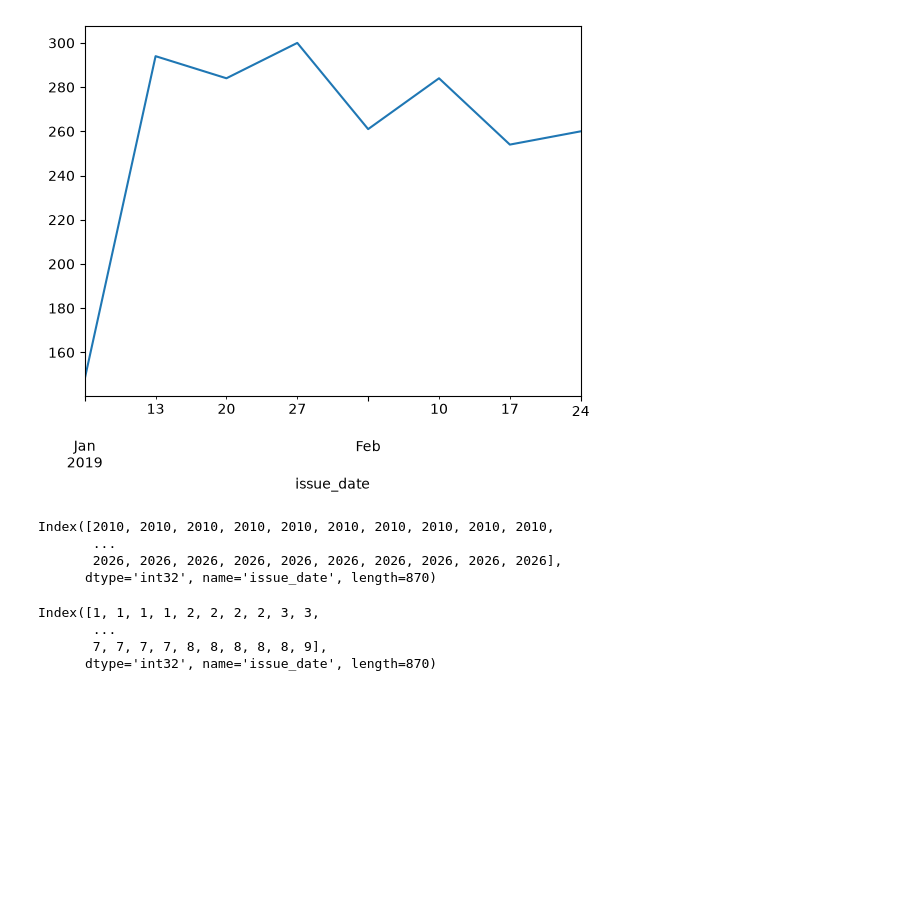
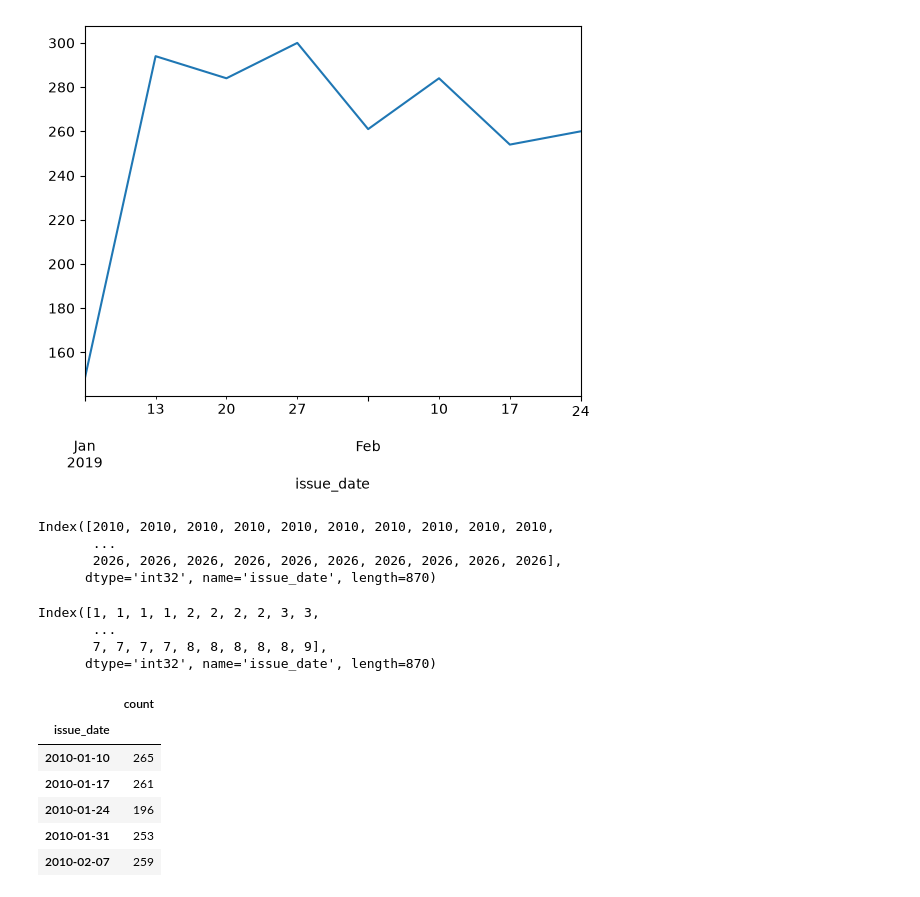
Before and after one commit to ShahSalar/demand-forecasting-hvac, a Jupyter notebook: notebooks/explore.ipynb, the cells around one changed output. Drawn from its saved outputs; the diff is of its cells as text; code cells hidden in the pictures; blank space fills up the shorter version.

```diff
--- a/notebooks/explore.ipynb
+++ b/notebooks/explore.ipynb
@@ -242,0 +245,10 @@ Index([1, 1, 1, 1, 2, 2, 2, 2, 3, 3,
+# %%
+weekly_labeled.head()
+# %% [output]
+|  | count |
+| issue_date |  |
+| 2010-01-10 | 265 |
+| 2010-01-17 | 261 |
+| 2010-01-24 | 196 |
+| 2010-01-31 | 253 |
+| 2010-02-07 | 259 |
```
Also changed, not shown: parts of 5 cells of this notebook, 2 other files.
